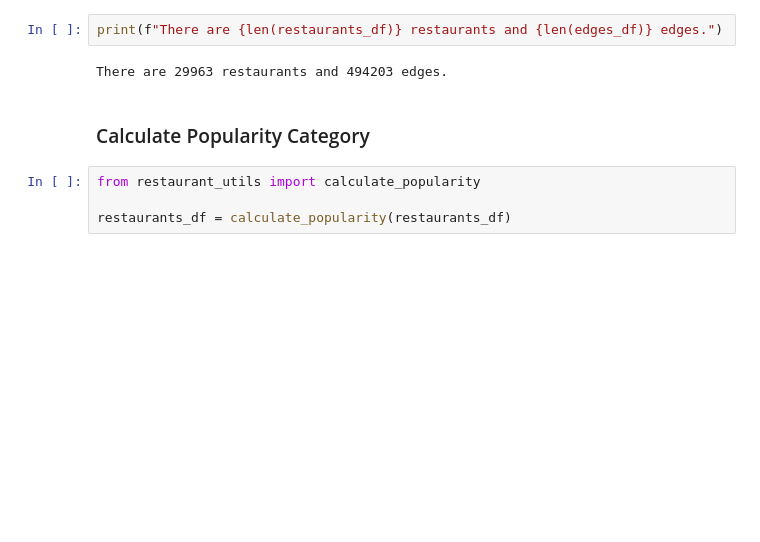
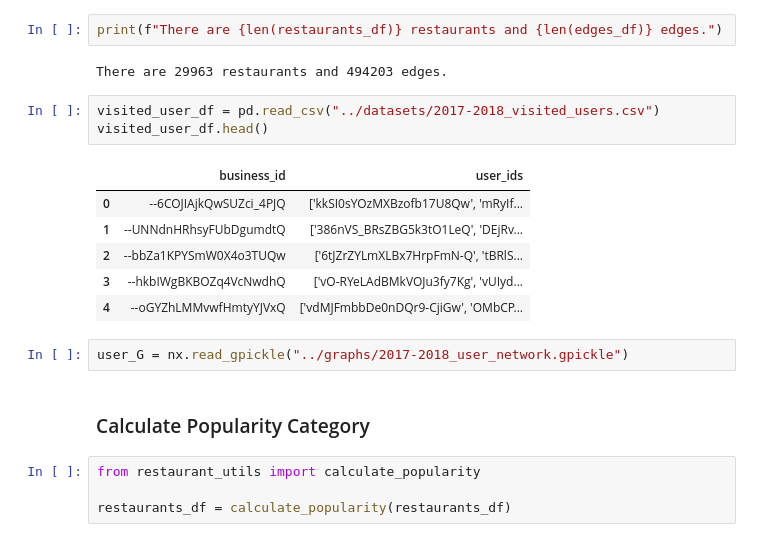
Before and after one commit to OktarianTB/predicting-business-popularity, a Jupyter notebook: restaurant_graphs/Restaurant_Graph_Generator.ipynb, the cells around one changed output. Saved outputs shown, nothing was run; the diff lists cells and outputs as text; blank space fills up the shorter version.

Commit message:
User influence

```diff
--- a/restaurant_graphs/Restaurant_Graph_Generator.ipynb
+++ b/restaurant_graphs/Restaurant_Graph_Generator.ipynb
@@ -47,6 +48,18 @@ restaurants_df = restaurants_df[restaurants_df['stars'].notna()]
 print(f"There are {len(restaurants_df)} restaurants and {len(edges_df)} edges.")
 # %% [output]
 There are 29963 restaurants and 494203 edges.
+# %%
+visited_user_df = pd.read_csv("../datasets/2017-2018_visited_users.csv")
+visited_user_df.head()
+# %% [output]
+|  | business_id | user_ids |
+| 0 | --6COJIAjkQwSUZci_4PJQ | ['kkSI0sYOzMXBzofb17U8Qw', 'mRyIf... |
+| 1 | --UNNdnHRhsyFUbDgumdtQ | ['386nVS_BRsZBG5k3tO1LeQ', 'DEjRv... |
+| 2 | --bbZa1KPYSmW0X4o3TUQw | ['6tJZrZYLmXLBx7HrpFmN-Q', 'tBRlS... |
+| 3 | --hkbIWgBKBOZq4VcNwdhQ | ['vO-RYeLAdBMkVOJu3fy7Kg', 'vUIyd... |
+| 4 | --oGYZhLMMvwfHmtyYJVxQ | ['vdMJFmbbDe0nDQr9-CjiGw', 'OMbCP... |
+# %%
+user_G = nx.read_gpickle("../graphs/2017-2018_user_network.gpickle")
 # %% [markdown]
 ### Calculate Popularity Category
 # %%
```
Also changed, not shown: parts of 9 cells of this notebook, 1 other file.
